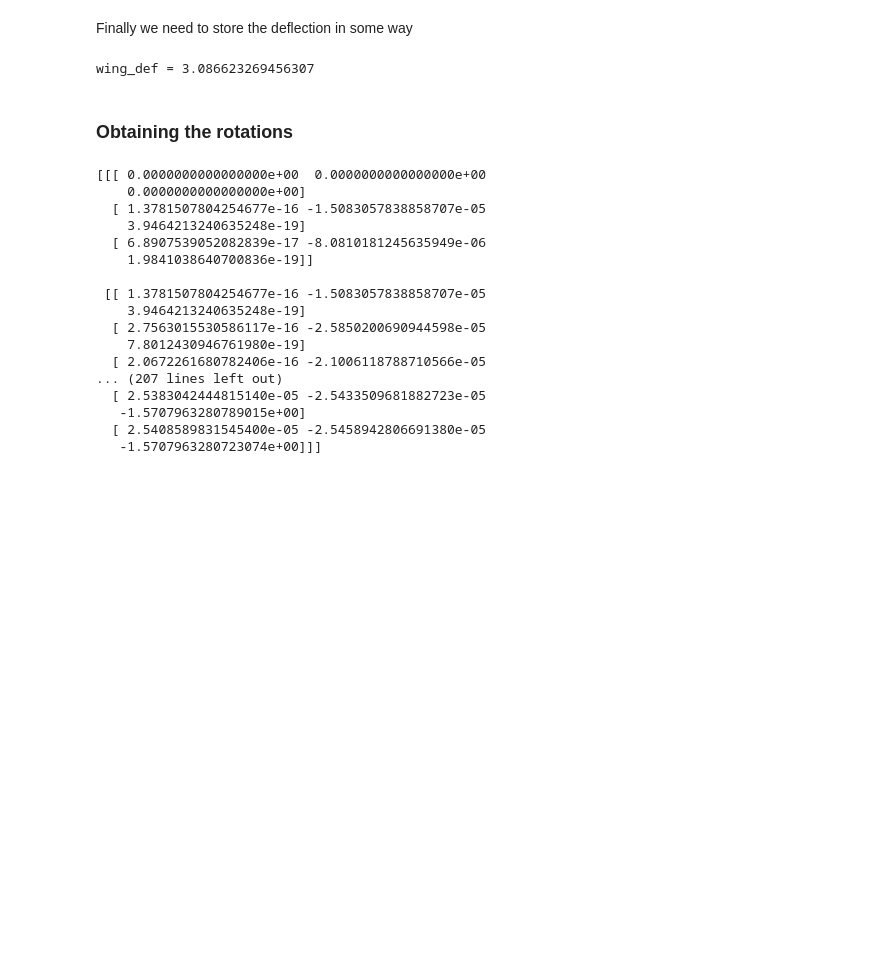
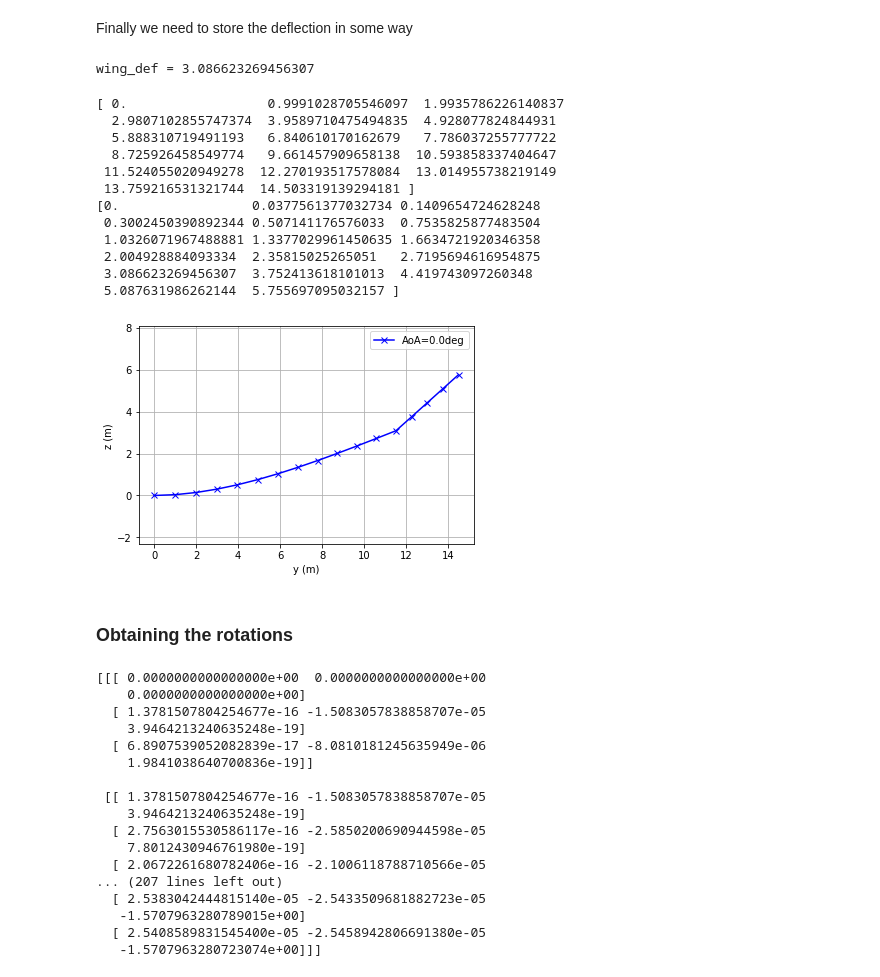
Before and after one commit to ACea15/Projects-SHARPy, a Jupyter notebook: aeroelasticPMOR_Optimization/parametric_aircraft/example_coupled_equilibrium.ipynb, the cells around one changed output. Drawn from its saved outputs; the diff is of its cells as text; code cells hidden in the pictures; blank space fills up the shorter version.

```diff
--- a/aeroelasticPMOR_Optimization/parametric_aircraft/example_coupled_equilibrium.ipynb
+++ b/aeroelasticPMOR_Optimization/parametric_aircraft/example_coupled_equilibrium.ipynb
@@ -484,0 +461,24 @@ Wing node =  20
+# %%
+xc_ini = dataX.structure.fortran['pos_ini'][:,0]
+yc_ini = dataX.structure.fortran['pos_ini'][:,1]
+print(yc_ini)
+print(xc_ini)
+wing_node = int(np.where(yc_ini == wing_semispan)[0][0])
+print(np.where(yc_ini == wing_semispan)[0])
+
+print('Wing node = ',wing_node)
+#wing_coors = np.where((xc_ini==0 and yc_ini>=0)==1)
+print(np.where(yc_ini[wing_coors]>=0))
+print(type(np.where(xc_ini==0)))
+print(np.array(wing_coors))
+
+wing_coors_array = np.array(np.where(yc_ini[wing_coors]>=0))
+print(yc_ini[wing_coors_array])
+n,num_nodes = wing_coors_array.shape
+print(xc_ini[40])
+yc_ini_wing = yc_ini[np.where(xc_ini==0)]
+condition = np.array([(xc_ini==0) & (yc_ini>= 0)])[0,:]
+print(condition.shape)
+print(np.where(condition==True))
+half_wing_coors = np.where(condition==True)[0]
+print(len(half_wing_coors))
@@ -505,6 +523,33 @@ Finally we need to store the deflection in some way
 print('wing_def =',zc[wing_node])
 # %% [output]
 wing_def = 3.086623269456307
+# %%
+y = yc[half_wing_coors]
+z = zc[half_wing_coors]
+
+fig,ax = plt.subplots()
+ax.plot(y,z,'b-x')
+ax.legend(["AoA=0.0deg","AoA=1.2deg","AoA=2.4deg"])
+ax.grid(True)
+plt.axis('equal')
+ax.set_ylabel('z (m)')
+ax.set_xlabel('y (m)')
+print(y)
+print(z)
+# %% [output]
+[ 0.                  0.9991028705546097  1.9935786226140837
+  2.9807102855747374  3.9589710475494835  4.928077824844931
+  5.888310719491193   6.840610170162679   7.786037255777722
+  8.725926458549774   9.661457909658138  10.593858337404647
+ 11.524055020949278  12.270193517578084  13.014955738219149
+ 13.759216531321744  14.503319139294181 ]
+[0.                 0.0377561377032734 0.1409654724628248
+ 0.3002450390892344 0.507141176576033  0.7535825877483504
+ 1.0326071967488881 1.3377029961450635 1.6634721920346358
+ 2.004928884093334  2.35815025265051   2.7195694616954875
+ 3.086623269456307  3.752413618101013  4.419743097260348
+ 5.087631986262144  5.755697095032157 ]
+[figure, added]
 # %% [markdown]
 ### Obtaining the rotations
 # %%
```
Also changed, not shown: parts of 5 cells of this notebook, 2 other files.
